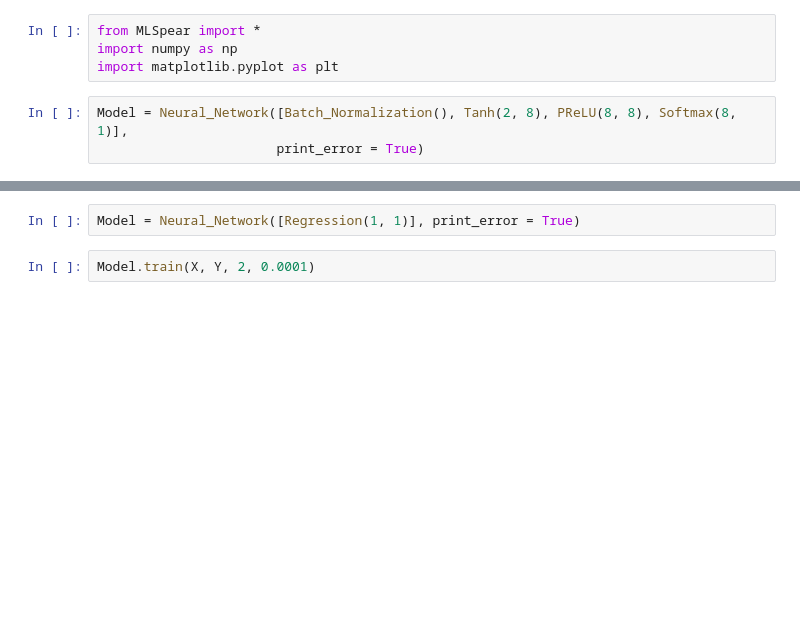
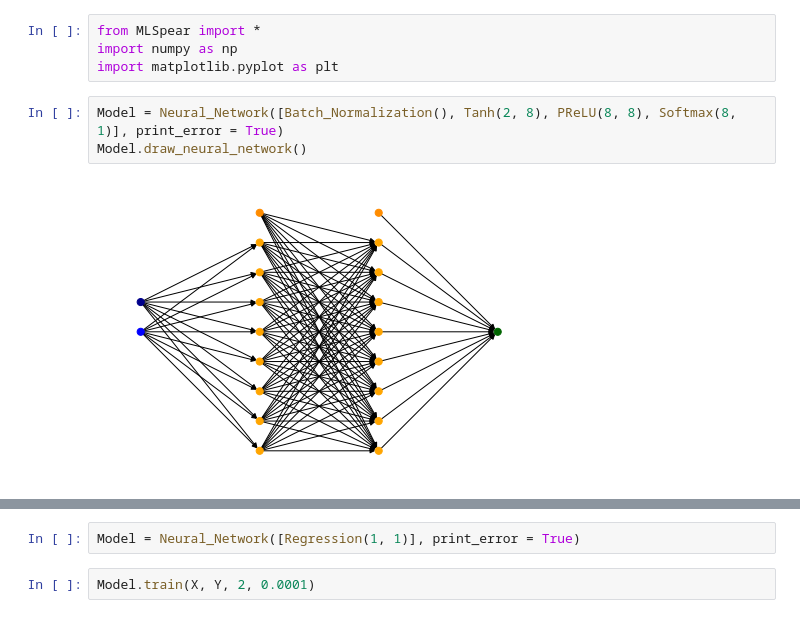
Before and after one commit to xnell90/MLSpear, a Jupyter notebook: MLSpear_Examples.ipynb, the cells around one changed output, grey strips where cells are left out. Cells and saved outputs as stored; diff of their text form; blank space fills up the shorter version.

```diff
--- a/MLSpear_Examples.ipynb
+++ b/MLSpear_Examples.ipynb
@@ -3,8 +3,10 @@ from MLSpear import *
 import numpy as np
 import matplotlib.pyplot as plt
 # %%
-Model = Neural_Network([Batch_Normalization(), Tanh(2, 8), PReLU(8, 8), Softmax(8, 1)],
-                       print_error = True)
+Model = Neural_Network([Batch_Normalization(), Tanh(2, 8), PReLU(8, 8), Softmax(8, 1)], print_error = True)
+Model.draw_neural_network()
+# %% [output]
+[figure, added]
 # %%
 #Classification (Non Linear)
 Points = np.random.randn(10000, 2)
```
Also changed, not shown: parts of 11 cells of this notebook, 3 other files.
